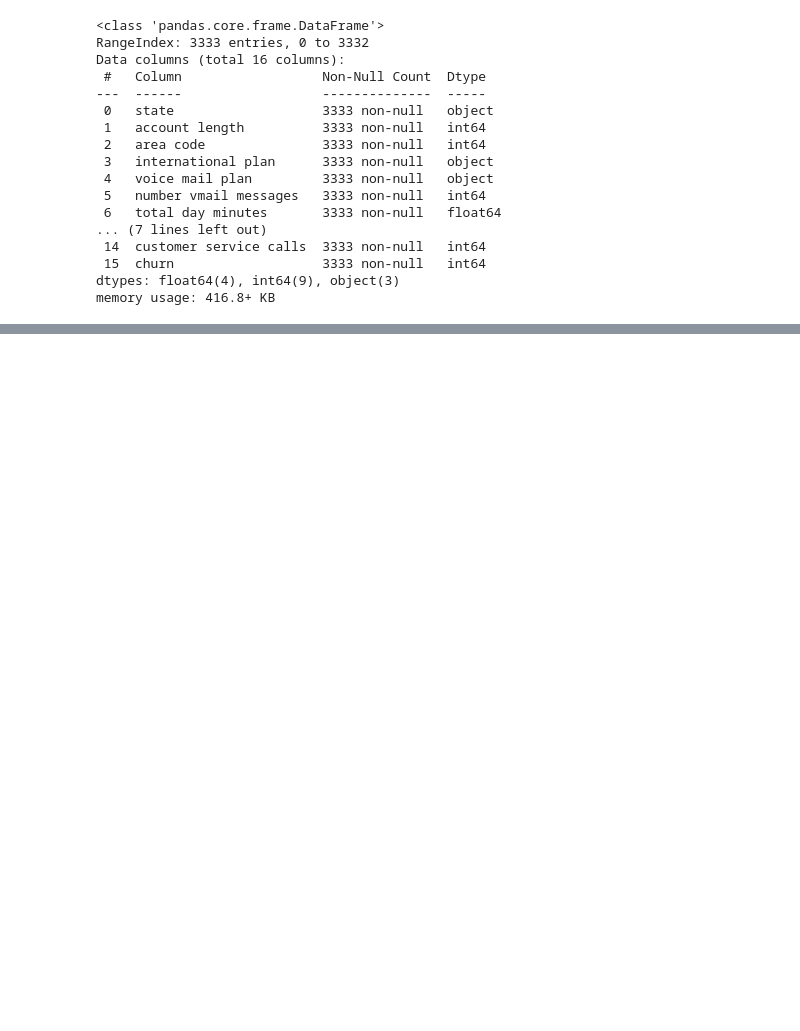
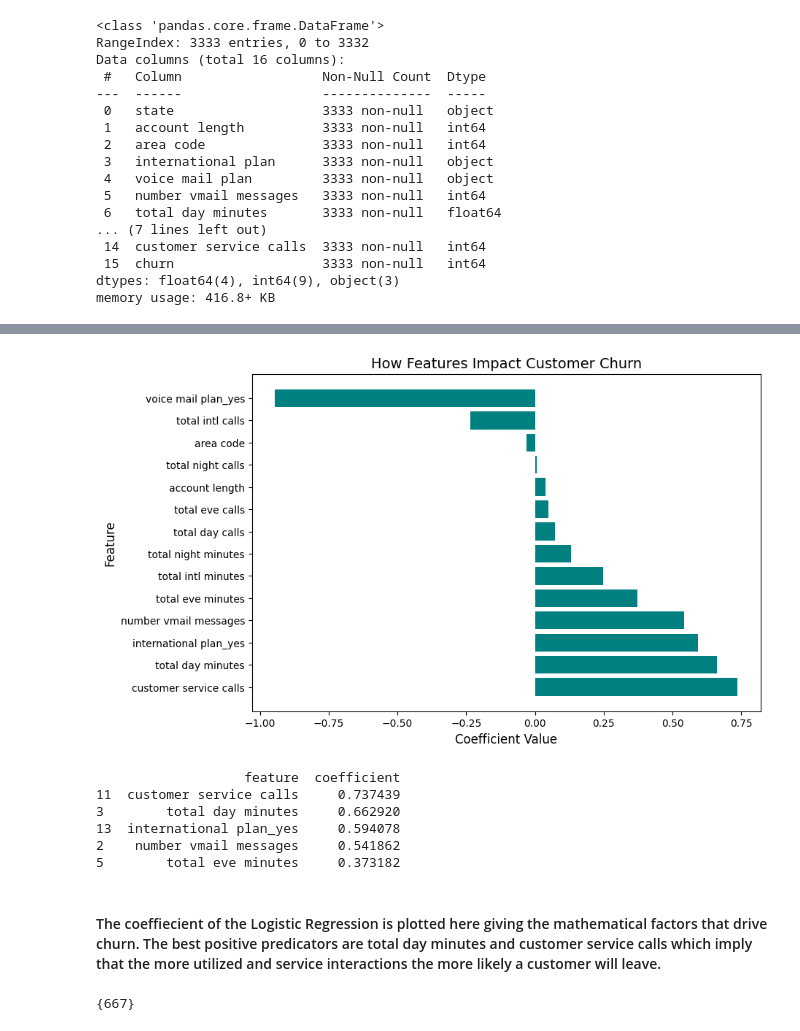
Before and after one commit to gakuovicky/Telecom-Project, a Jupyter notebook: churn_analysis.ipynb, the cells around one changed output, grey strips where cells are left out. Drawn from its saved outputs; the diff is of its cells as text; code cells hidden in the pictures; blank space fills up the shorter version.

```diff
--- a/churn_analysis.ipynb
+++ b/churn_analysis.ipynb
@@ -80,0 +266,43 @@ memory usage: 416.8+ KB
+# %%
+# Extraction of coefficients and feature names
+impact_values = baseline_model.coef_[0]
+input_columns = X_train_final.columns
+# Creating DataFrames
+coef_table = pd.DataFrame({
+    'feature': input_columns,
+    'coefficient': impact_values,
+}
+).sort_values(by='coefficient', ascending=False)
+# bar plot
+plt.figure(figsize=(9, 6))
+plt.barh(coef_table['feature'], coef_table['coefficient'], color='teal')
+plt.title('How Features Impact Customer Churn', fontsize=14)
+plt.xlabel('Coefficient Value', fontsize=12)
+plt.ylabel('Feature', fontsize=12)
+plt.savefig('Feature_importance_baseline.png')
+plt.show()
+
+print(coef_table.head(5))
+# %% [output]
+[figure, added]
+                   feature  coefficient
+11  customer service calls     0.737439
+3        total day minutes     0.662920
+13  international plan_yes     0.594078
+2    number vmail messages     0.541862
+5        total eve minutes     0.373182
+# %% [markdown]
+#### The coeffiecient of the Logistic Regression is plotted here giving the mathematical factors that drive churn. The best positive predicators are total day minutes and customer service calls which imply that the more utilized and service interactions the more likely a customer will leave.
+# %%
+from sklearn.tree import DecisionTreeClassifier
+# Decision tree model 2
+model_two = DecisionTreeClassifier(random_state=10)
+# Training the model using clean, scaled training data
+model_two.fit(X_train_scaled, y_train)
+# Generating predictions
+m2_train_pred = model_two.predict(X_train_scaled)
+m2_test_pred = model_two.predict(X_test_scaled)
+
+print({len(m2_test_pred)})
+# %% [output]
+{667}
```
Also changed, not shown: parts of 29 cells of this notebook, 4 other files.
